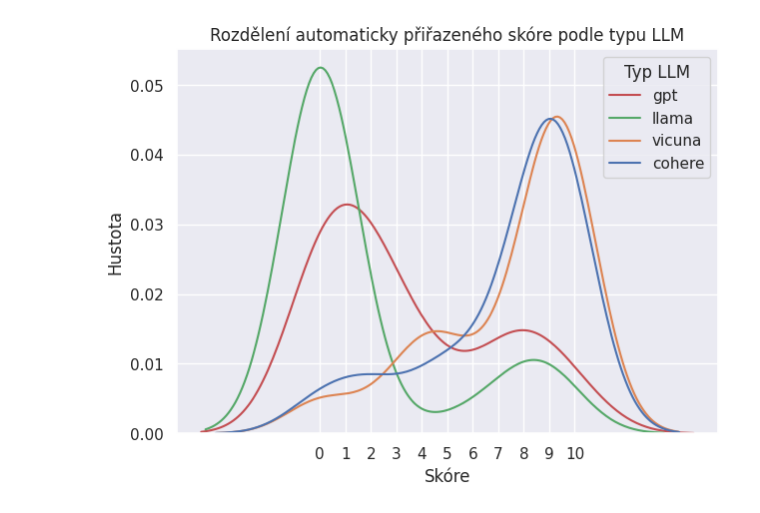
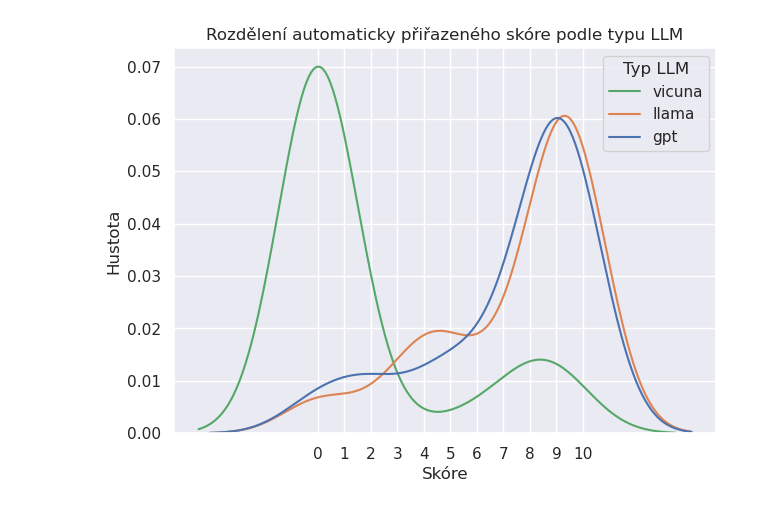
Before and after one commit to opendatalabcz/Robojudge, a Jupyter notebook: research/answer-evaluator/result_analysis.ipynb, the cells around one changed output. Saved outputs shown, nothing was run; the diff lists cells and outputs as text; code cells hidden in the pictures.

```diff
--- a/research/answer-evaluator/result_analysis.ipynb
+++ b/research/answer-evaluator/result_analysis.ipynb
@@ -13,7 +11,7 @@ sns.set_theme()
 def load_reports(type='llm_auto'):
     overall_df = None
 
-    for llm_type in [LLM_TYPE_GPT, LLM_TYPE_LLAMA, LLM_TYPE_VICUNA, LLM_TYPE_COHERE]:
+    for llm_type in ['gpt', 'llama', 'vicuna']:
         df = pd.read_csv(REPORT_FILE_PATH / '2023-10-18' / f'{llm_type}_{type}_score.csv')
         df['llm_type'] = llm_type
         df['question_id'] = df.index
@@ -30,15 +28,15 @@ auto_df = load_reports()
 # %%
 f, ax = plt.subplots(figsize=(7, 5))
 # sns.despine(f)
 
 ax.set_xticks(range(11))
 ax.set_xlabel('Skóre')
 ax.set_ylabel('Hustota')
 g =sns.kdeplot(auto_df, x='score', hue='llm_type').set_title('Rozdělení automaticky přiřazeného skóre podle typu LLM').set
-plt.legend(title='Typ LLM', labels=auto_df['llm_type'].unique())
+plt.legend(title='Typ LLM', labels=['vicuna', 'llama', 'gpt'])
 plt.show(g)
 # %% [output]
-[figure, old version]
+[figure, new version]
 # %%
 auto_df.groupby('llm_type')['score'].describe()
 # %% [output]
```
Also changed, not shown: parts of 7 cells of this notebook, 6 other files.
